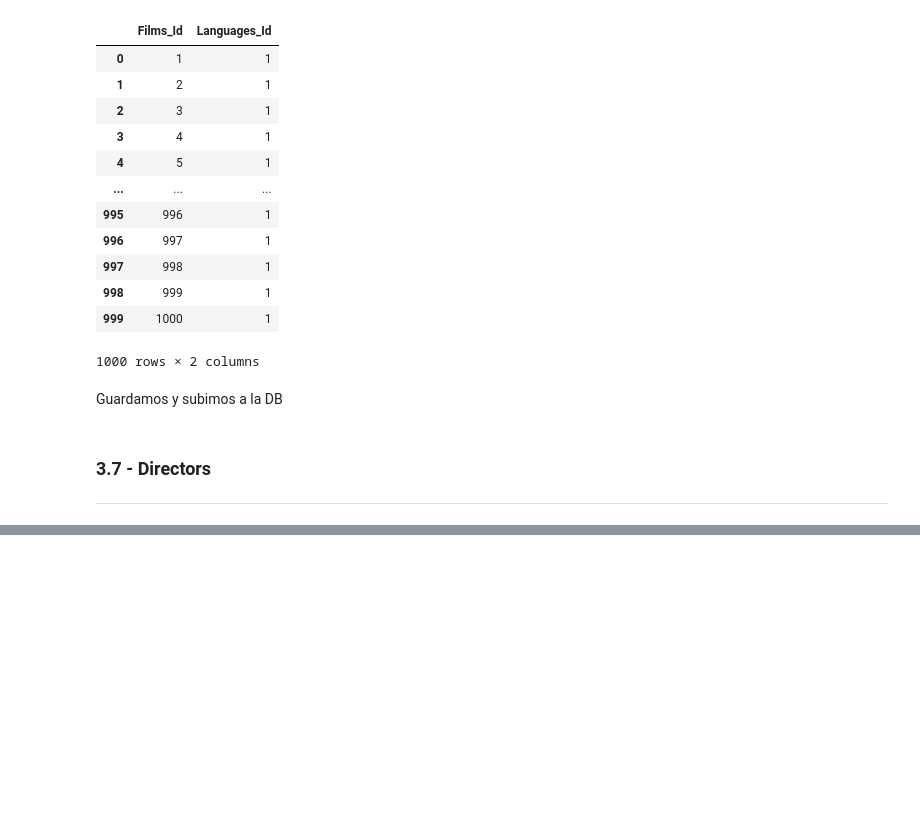
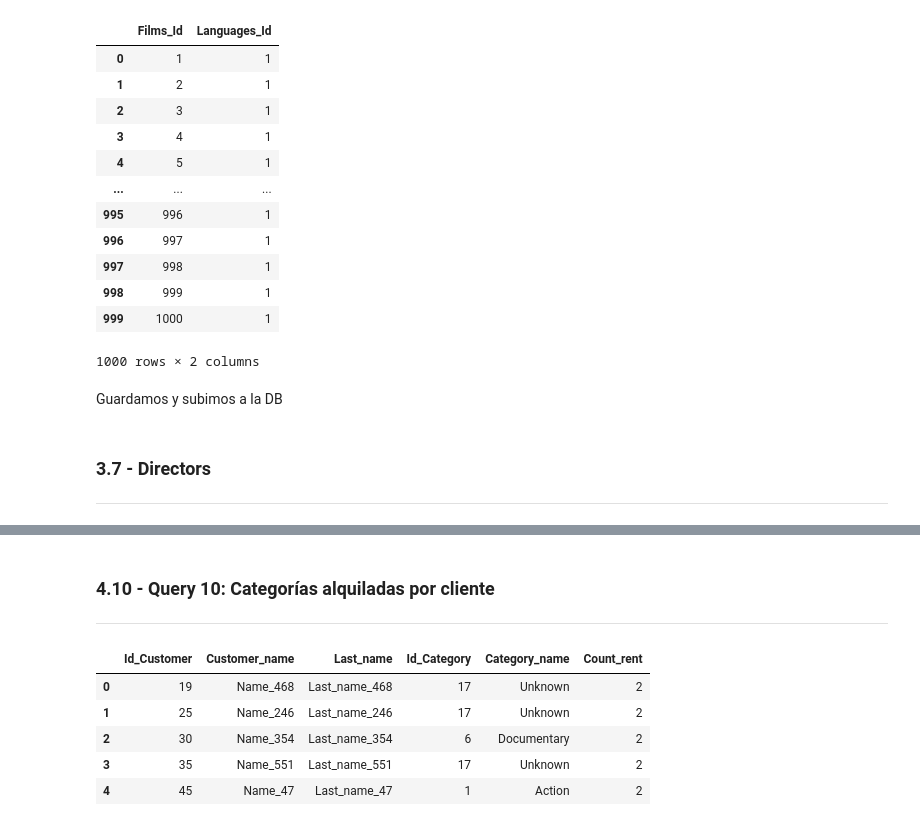
Before and after one commit to gusavato/2_IRONHACK_MySQL, a Jupyter notebook: jupyter/Clean_and_upload.ipynb, the cells around one changed output, grey strips where cells are left out. Cells and saved outputs as stored; diff of their text form; code cells hidden in the pictures; blank space fills up the shorter version.

Commit message:
Falta completar ReadMe

```diff
--- a/jupyter/Clean.ipynb
+++ b/jupyter/Clean_and_upload.ipynb
@@ -1012,0 +1242,43 @@ La tabla Directors se ha creado al inicializar la DB vacía. Nosotros la vamos a
+# %% [markdown]
+### 4.10 - Query 10: Categorías alquiladas por cliente<a name="q10"/>
+***
+# %%
+query = """
+select CUST.Id_Customer,
+	   CUST.Name as Customer_name,
+       CUST.Last_name,
+       CUST_CAT.Id_Category,
+       CUST_CAT.Name as Category_name,
+       CUST_CAT.Count_rent
+       from
+
+(select R.Customers_Id,
+	   CAT.Id_Category,
+       CAT.Name,
+       count(R.Id_Rent) as Count_rent
+       from rent as R
+
+left join copies as COP
+on COP.Id_Copy = R.Copy_Id
+
+left join films as F
+on COP.Films_Id = F.Id_Films
+
+left join category as CAT
+on CAT.Id_Category = F.Category_Id
+
+group by R.Customers_Id, CAT.Id_Category
+order by Count_rent desc, R.Customers_Id ) as CUST_CAT
+
+left join customers as CUST
+on CUST_CAT.Customers_Id = CUST.Id_Customer
+
+"""
+pd.read_sql(query,cursor).head()
+# %% [output]
+|  | Id_Customer | Customer_name | Last_name | Id_Category | Category_name | Count_rent |
+| 0 | 19 | Name_468 | Last_name_468 | 17 | Unknown | 2 |
+| 1 | 25 | Name_246 | Last_name_246 | 17 | Unknown | 2 |
+| 2 | 30 | Name_354 | Last_name_354 | 6 | Documentary | 2 |
+| 3 | 35 | Name_551 | Last_name_551 | 17 | Unknown | 2 |
+| 4 | 45 | Name_47 | Last_name_47 | 1 | Action | 2 |
```
Also changed, not shown: parts of 25 cells of this notebook, 1 other file.
